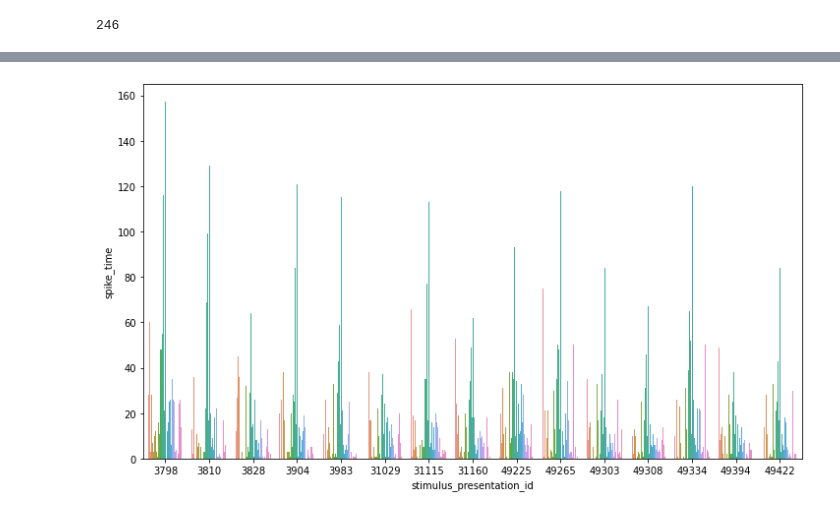
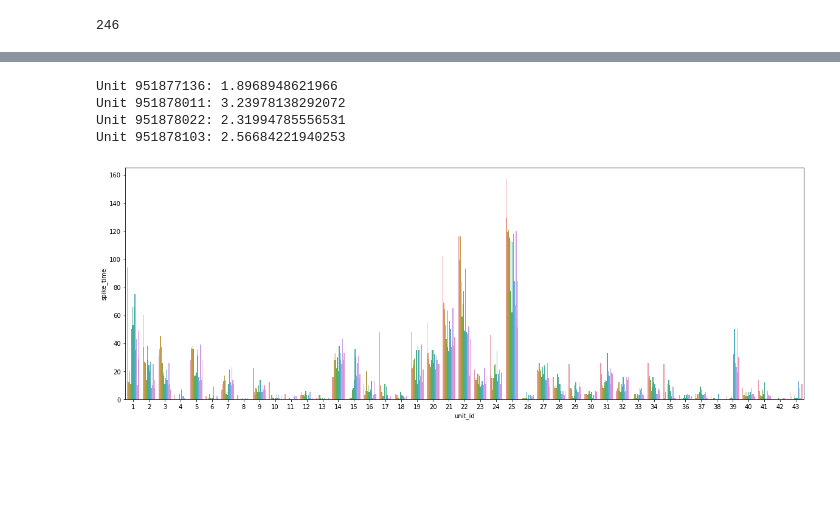
Before and after one commit to sh4r11f/NMA-rep-drift, a Jupyter notebook: NPX_within_session.ipynb, the cells around one changed output, grey strips where cells are left out. Saved outputs shown, nothing was run; the diff lists cells and outputs as text; code cells hidden in the pictures; blank space fills up the shorter version.

```diff
--- a/NPX_within_session.ipynb
+++ b/NPX_within_session.ipynb
@@ -222,0 +252,7 @@ all_spikes = session.presentationwise_spike_times(
+# %%
+all_spikes = session.presentationwise_spike_times(
+    stimulus_presentation_ids=stim_idx,
+    unit_ids=roi_idx,
+)
+cols = ["start_time", "stop_time", "stimulus_block", "orientation", "temporal_frequency", "stimulus_name", "stimulus_condition_id"]
+all_spikes = pd.merge(all_spikes, session.stimulus_presentations[cols], left_on="stimulus_presentation_id", right_index=True)
@@ -258,0 +278,3 @@ for i, u in enumerate(units):
+# %%
+# Limit number of spikes to 0.5s after stimulus presentation
+all_spikes = all_spikes[all_spikes.time_since_stimulus_presentation_onset < 0.5]
@@ -258,0 +297,12 @@ for i, u in enumerate(units):
+# %%
+# Count the number of spikes for each stimulus presentation during the 0.5s
+grp_cols = ["stimulus_presentation_id", "unit_id"] + cols
+spikes_grpd = all_spikes.groupby(grp_cols, as_index=False)["spike_time"].count()
+
+# Add the time in minutes to know how far stimuli have been presented
+for pres in spikes_grpd.stimulus_presentation_id.unique():
+    spikes_grpd.loc[spikes_grpd.stimulus_presentation_id == pres, "relative_time"] = stim_times.loc[pres, "relative_time"]
+
+# Rename
+spikes_grpd.rename(columns={"spike_time": "spike_count"}, inplace=True)
+spikes_grpd.head()
@@ -258,0 +331,6 @@ for i, u in enumerate(units):
+# %%
+fig, ax = plt.subplots(figsize=(20, 7))
+spikes_grpd["t_round"] = np.around(spikes_grpd["stim_time"], 1)
+plot = sns.barplot(x='t_round', y='spike_count', hue='unit_id', ax=ax, data=spikes_grpd)
+# plot.set_xticklabels(np.arange(1, len(spikes_grpd.unit_id.unique()) + 1))
+plot.legend_.remove()
@@ -259,6 +339,18 @@ for i, u in enumerate(units):
+# %%
+# Check suspicious units' snr
+suspicious = spikes_grpd[spikes_grpd.spike_time > 60]["unit_id"].to_numpy()
+for sus in np.unique(suspicious):
+    snr = session.units.loc[sus, "snr"]
+    print(f"Unit {sus}: {snr}")
+# %% [output]
+Unit 951877136: 1.8968948621966
+Unit 951878011: 3.23978138292072
+Unit 951878022: 2.31994785556531
+Unit 951878103: 2.56684221940253
 # %%
-fig, ax = plt.subplots(figsize=(12, 7))
-plot = sns.barplot(x='stimulus_presentation_id', y='spike_time', hue='unit_id', ax=ax, data=spikes_grpd)
+fig, ax = plt.subplots(figsize=(20, 7))
+plot = sns.barplot(x='unit_id', y='spike_count', hue='stimulus_presentation_id', ax=ax, data=spikes_grpd)
+plot.set_xticklabels(np.arange(1, len(spikes_grpd.unit_id.unique()) + 1))
 plot.legend_.remove()
 # %% [output]
-[figure, old version]
+[figure, new version]
```
Also changed, not shown: parts of 42 cells of this notebook, 2 other files.
